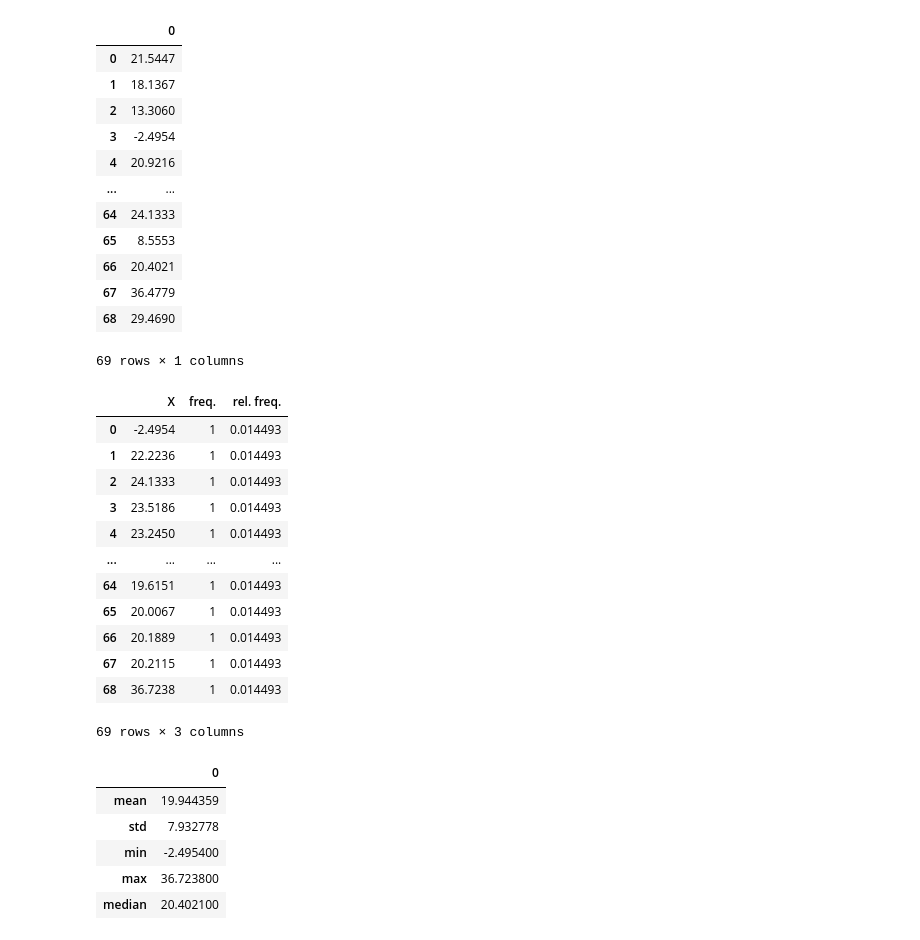
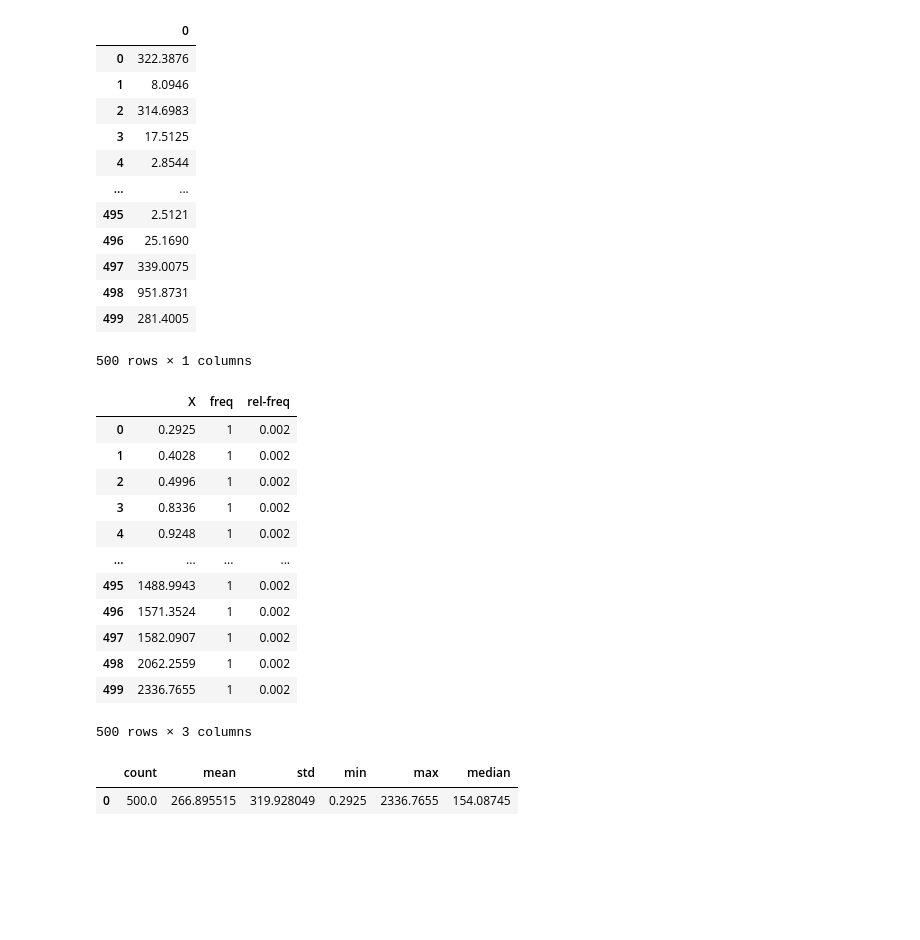
Before and after one commit to Evgen1ch/Statistics-lab-1, a Jupyter notebook: test.ipynb, the cells around one changed output. Drawn from its saved outputs; the diff is of its cells as text; code cells hidden in the pictures; blank space fills up the shorter version.

```diff
--- a/test.ipynb
+++ b/test.ipynb
@@ -6,56 +10,52 @@ import matplotlib.pyplot as plt
 # %%
-t = pd.read_csv('data_lab1/70/norm.txt', header=None)
+dt = pd.read_csv('data_lab1/500/veib.txt', header=None)
 
-display(t)
+display(dt)
 # %% [output]
 |  | 0 |
-| 0 | 21.5447 |
-| 1 | 18.1367 |
-| 2 | 13.3060 |
-| 3 | -2.4954 |
-| 4 | 20.9216 |
+| 0 | 322.3876 |
+| 1 | 8.0946 |
+| 2 | 314.6983 |
+| 3 | 17.5125 |
+| 4 | 2.8544 |
 | ... | ... |
-| 64 | 24.1333 |
-| 65 | 8.5553 |
-| 66 | 20.4021 |
-| 67 | 36.4779 |
-| 68 | 29.4690 |
+| 495 | 2.5121 |
+| 496 | 25.1690 |
+| 497 | 339.0075 |
+| 498 | 951.8731 |
+| 499 | 281.4005 |
-69 rows × 1 columns
+500 rows × 1 columns
 # %%
-df = t[0]
+df = dt[0]
 df = df.sort_values().reset_index(drop=True).value_counts()
 values = df.values
 sm = values.sum()
 
 df = pd.DataFrame(df)
-df["rel. freq."] = values / sm
-df = df.reset_index().rename(columns={'index': 'X', 0:'freq.'})
+df["rel-freq"] = values / sm
+df = df.reset_index().rename(columns={'index': 'X', 0:'freq'})
+df = df.sort_values(by='X').reset_index(drop=True)
 df
 # %% [output]
-|  | X | freq. | rel. freq. |
-| 0 | -2.4954 | 1 | 0.014493 |
-| 1 | 22.2236 | 1 | 0.014493 |
-| 2 | 24.1333 | 1 | 0.014493 |
-| 3 | 23.5186 | 1 | 0.014493 |
-| 4 | 23.2450 | 1 | 0.014493 |
+|  | X | freq | rel-freq |
+| 0 | 0.2925 | 1 | 0.002 |
+| 1 | 0.4028 | 1 | 0.002 |
+| 2 | 0.4996 | 1 | 0.002 |
+| 3 | 0.8336 | 1 | 0.002 |
+| 4 | 0.9248 | 1 | 0.002 |
 | ... | ... | ... | ... |
-| 64 | 19.6151 | 1 | 0.014493 |
-| 65 | 20.0067 | 1 | 0.014493 |
-| 66 | 20.1889 | 1 | 0.014493 |
-| 67 | 20.2115 | 1 | 0.014493 |
-| 68 | 36.7238 | 1 | 0.014493 |
+| 495 | 1488.9943 | 1 | 0.002 |
+| 496 | 1571.3524 | 1 | 0.002 |
+| 497 | 1582.0907 | 1 | 0.002 |
+| 498 | 2062.2559 | 1 | 0.002 |
+| 499 | 2336.7655 | 1 | 0.002 |
-69 rows × 3 columns
+500 rows × 3 columns
 # %%
-info = t.describe()
-median = t.median()
-info = info.drop(['25%', '50%', '75%','count']).T
+info = dt.describe()
+median = dt.median()
+info = info.drop(['25%', '50%', '75%']).T
 info['median'] = median
-info = info.T
 info
 # %% [output]
-|  | 0 |
-| mean | 19.944359 |
-| std | 7.932778 |
-| min | -2.495400 |
-| max | 36.723800 |
-| median | 20.402100 |
+|  | count | mean | std | min | max | median |
+| 0 | 500.0 | 266.895515 | 319.928049 | 0.2925 | 2336.7655 | 154.08745 |
```
Also changed, not shown: parts of 17 cells of this notebook, 13 other files.
